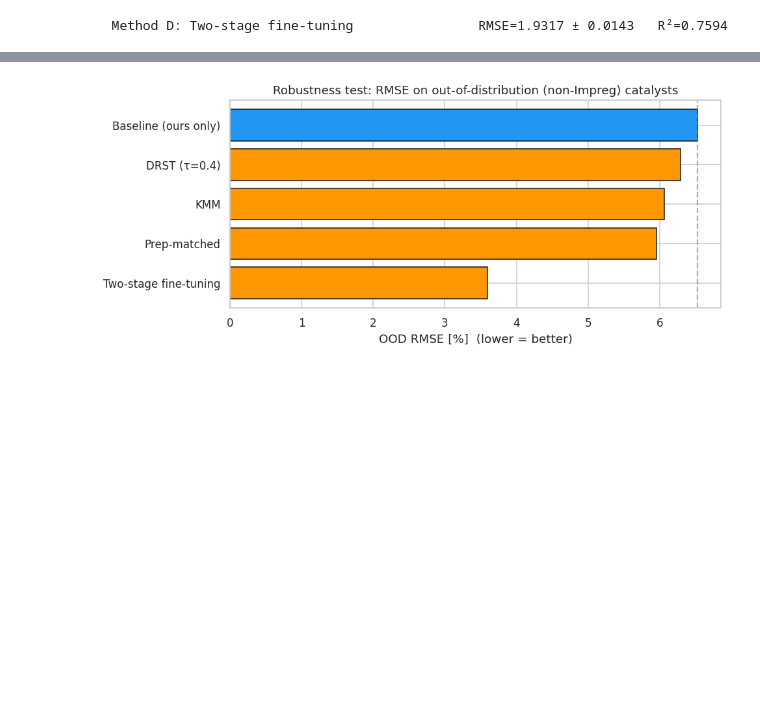
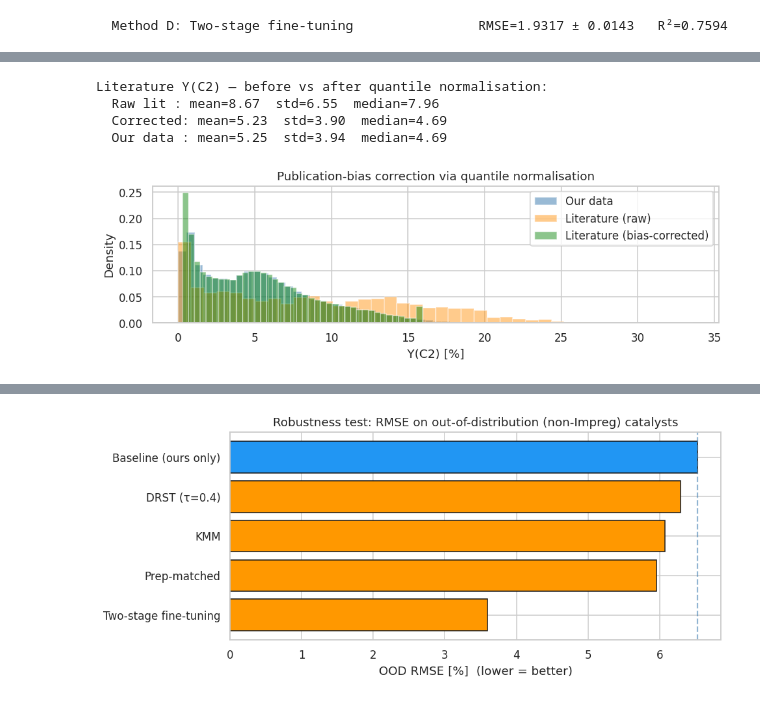
Before and after one commit to ParthN9i4/OCM-Dataset-JAIST, a Jupyter notebook: ocm_analysis.ipynb, the cells around one changed output, grey strips where cells are left out. Saved outputs shown, nothing was run; the diff lists cells and outputs as text; code cells hidden in the pictures; blank space fills up the shorter version.

```diff
--- a/ocm_analysis.ipynb
+++ b/ocm_analysis.ipynb
@@ -570,0 +581,55 @@ print(f"  {'Method D: Two-stage fine-tuning':45s}  RMSE={rmse_ft:.4f} ± {std_ft
+# %%
+from scipy.stats import rankdata
+
+def oversample_to_fraction(X_extra, y_extra, n_ours_train,
+                            target_fraction=0.15, weights=None, rng=None):
+    """
+    Oversample X_extra/y_extra with replacement so that the augmented
+    literature makes up `target_fraction` of the combined training set.
+
+    If `weights` is provided they are used as sampling probabilities so
+    higher-weighted (more in-distribution) samples are drawn more often.
+    After resampling the returned sample weights are uniform (= 1).
+    """
+    if rng is None:
+        rng = np.random.default_rng(42)
+    n_lit_target = int(target_fraction * n_ours_train / (1.0 - target_fraction))
+    p = weights / weights.sum() if weights is not None else None
+    idx = rng.choice(len(X_extra), size=n_lit_target, replace=True, p=p)
+    return X_extra[idx], y_extra[idx], np.ones(n_lit_target)
+
+
+def quantile_normalize_y(y_source, y_target):
+    """
+    Map each value in y_source to the corresponding quantile of y_target.
+    Preserves rank ordering; removes absolute-scale (publication) bias.
+    """
+    quantiles = rankdata(y_source, method='average') / (len(y_source) + 1)
+    quantiles = np.clip(quantiles, 0.01, 0.99)
+    return np.quantile(y_target, quantiles)
+
+
+# ── Show what bias correction does ──────────────────────────────────────────
+y_lit_qnorm = quantile_normalize_y(y_lit, y_ours)
+
+print("Literature Y(C2) — before vs after quantile normalisation:")
+print(f"  Raw lit : mean={y_lit.mean():.2f}  std={y_lit.std():.2f}  median={np.median(y_lit):.2f}")
+print(f"  Corrected: mean={y_lit_qnorm.mean():.2f}  std={y_lit_qnorm.std():.2f}  median={np.median(y_lit_qnorm):.2f}")
+print(f"  Our data : mean={y_ours.mean():.2f}  std={y_ours.std():.2f}  median={np.median(y_ours):.2f}")
+
+fig, ax = plt.subplots(figsize=(9, 3))
+ax.hist(y_ours,      bins=40, alpha=0.55, color='steelblue',   density=True, label='Our data')
+ax.hist(y_lit,       bins=40, alpha=0.45, color='darkorange',  density=True, label='Literature (raw)')
+ax.hist(y_lit_qnorm, bins=40, alpha=0.45, color='green',       density=True, label='Literature (bias-corrected)')
+ax.set_xlabel('Y(C2) [%]'); ax.set_ylabel('Density')
+ax.set_title('Publication-bias correction via quantile normalisation')
+ax.legend()
+plt.tight_layout()
+plt.savefig('fig_bias_correction.png', bbox_inches='tight')
+plt.show()
+# %% [output]
+Literature Y(C2) — before vs after quantile normalisation:
+  Raw lit : mean=8.67  std=6.55  median=7.96
+  Corrected: mean=5.23  std=3.90  median=4.69
+  Our data : mean=5.25  std=3.94  median=4.69
+[figure, added]
```
Also changed, not shown: parts of 11 cells of this notebook.
